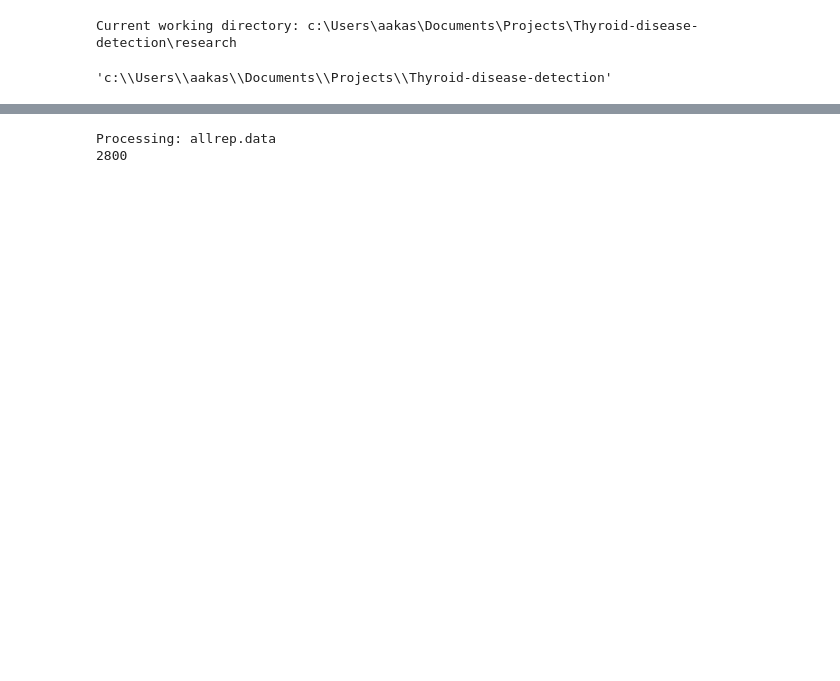
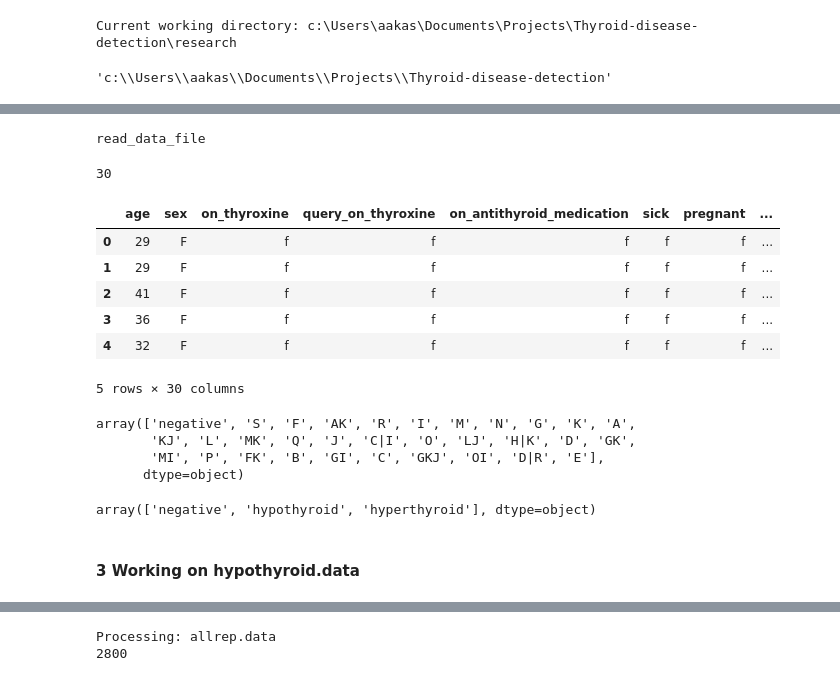
Before and after one commit to akash-soni/Thyroid-disease-detection, a Jupyter notebook: research/dataingestion.ipynb, the cells around one changed output, grey strips where cells are left out. Saved outputs shown, nothing was run; the diff lists cells and outputs as text; code cells hidden in the pictures; blank space fills up the shorter version.

```diff
--- a/research/dataingestion.ipynb
+++ b/research/dataingestion.ipynb
@@ -59,0 +148,35 @@ from datetime import datetime
+# %%
+# process the file extension
+all_rows = []
+file_path = os.path.join(raw_directory, file)
+data_rows = read_data_file(file_path)
+# %% [output]
+read_data_file
+# %%
+id_removed_data = []
+if data_rows:
+    for row in data_rows:
+        id_removed_data.append(process_rows(row))
+# %%
+len(id_removed_data[0])
+# %% [output]
+30
+# %%
+df = pd.DataFrame(id_removed_data, columns=column_names)
+# %%
+df.head()
+# %% [output]
+|  | age | sex | on_thyroxine | query_on_thyroxine | on_antithyroid_medication | sick | pregnant | ... |
+| 0 | 29 | F | f | f | f | f | f | ... |
+| 1 | 29 | F | f | f | f | f | f | ... |
+| 2 | 41 | F | f | f | f | f | f | ... |
+| 3 | 36 | F | f | f | f | f | f | ... |
+| 4 | 32 | F | f | f | f | f | f | ... |
+5 rows × 30 columns
+# %%
+df['class'].unique()
+# %% [output]
+array(['negative', 'S', 'F', 'AK', 'R', 'I', 'M', 'N', 'G', 'K', 'A',
+       'KJ', 'L', 'MK', 'Q', 'J', 'C|I', 'O', 'LJ', 'H|K', 'D', 'GK',
+       'MI', 'P', 'FK', 'B', 'GI', 'C', 'GKJ', 'OI', 'D|R', 'E'],
+      dtype=object)
@@ -59,0 +190,4 @@ from datetime import datetime
+# %%
+df['class'].unique()
+# %% [output]
+array(['negative', 'hypothyroid', 'hyperthyroid'], dtype=object)
@@ -59,0 +196,2 @@ from datetime import datetime
+# %% [markdown]
+#### 3 Working on hypothyroid.data
```
Also changed, not shown: parts of 61 cells of this notebook, 2 other files.
